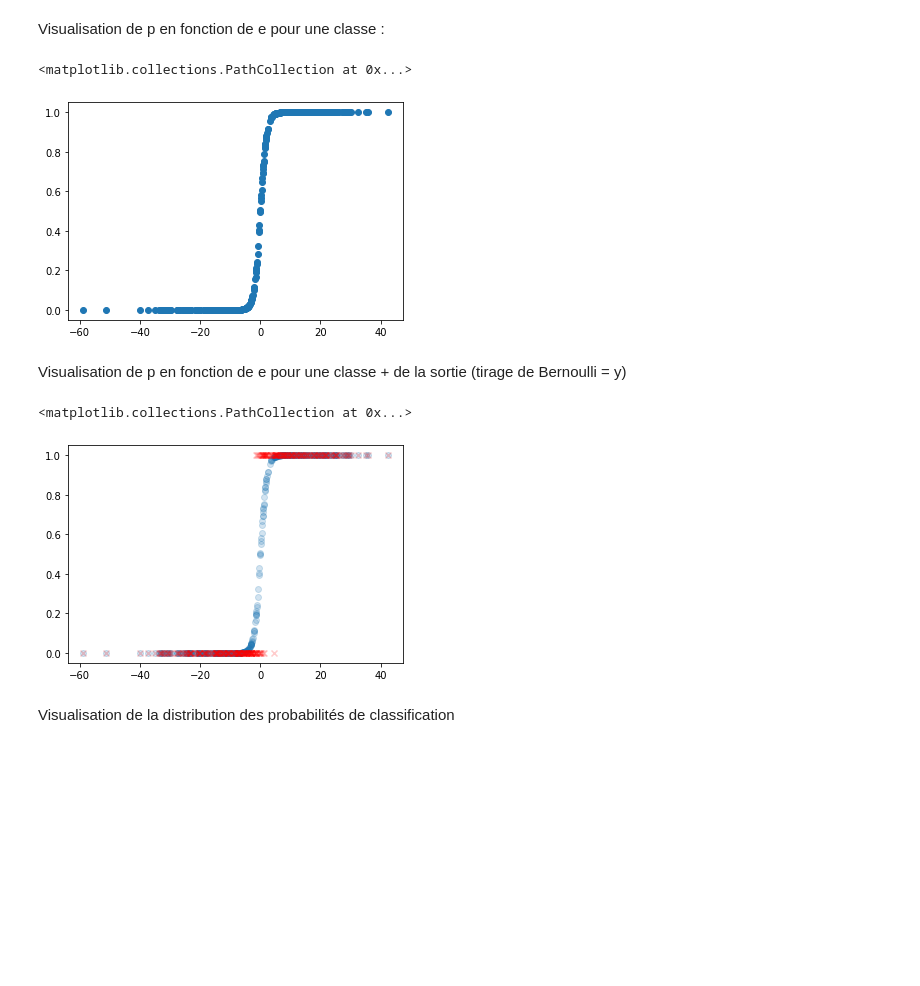
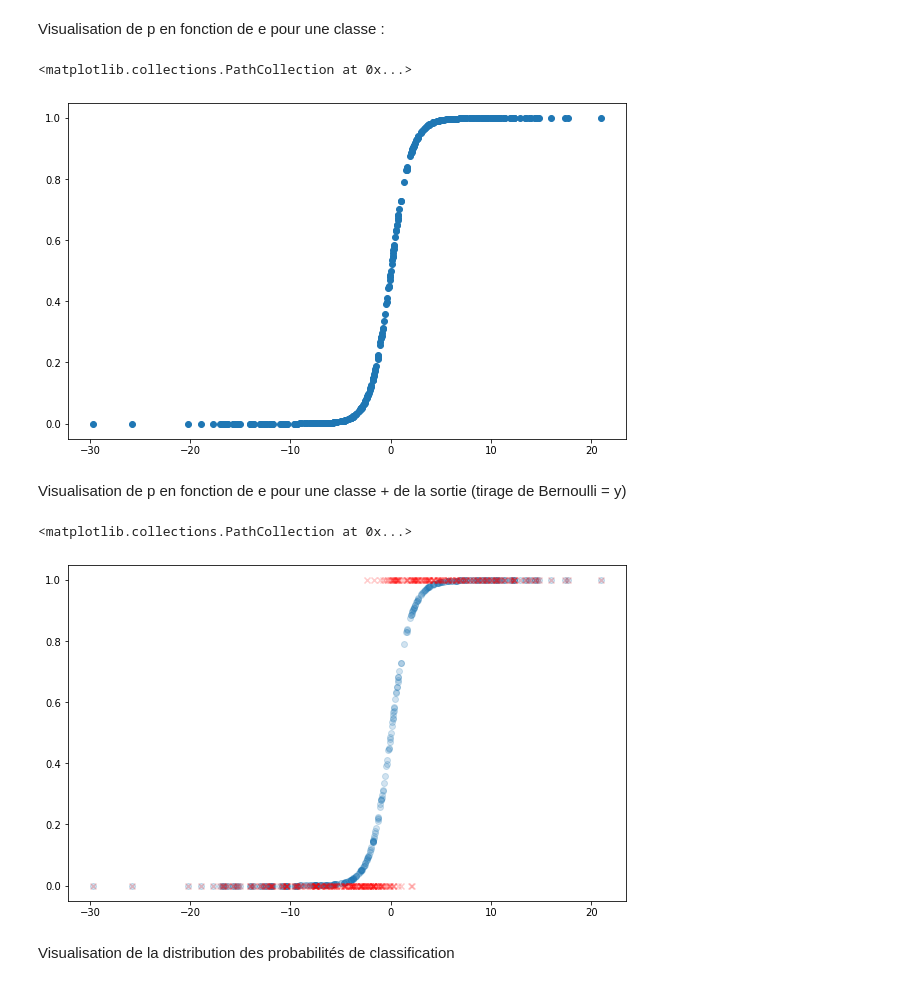
Before and after one commit to camillebesnainou/2022-01-10-polychrony, a Jupyter notebook: 2022-01-25-logistic-regression.ipynb, the cells around one changed output. Saved outputs shown, nothing was run; the diff lists cells and outputs as text; code cells hidden in the pictures; blank space fills up the shorter version.

```diff
--- a/2022-01-25-logistic-regression.ipynb
+++ b/2022-01-25-logistic-regression.ipynb
@@ -16,6 +16,9 @@ import os
 import datetime
 import numpy as np
 import matplotlib.pyplot as plt
+fig_width = 10
+phi = np.sqrt(5)/2 + 1/2
+figsize = (fig_width, fig_width/phi)
 # %% [markdown]
 ## Définition des variables et fonctions
 
@@ -44,16 +59,23 @@ def evidence(W, X):
 def sigmoid(logodds):
     return 1 / (1 + np.exp(-logodds))
 
-def get_data(W, seed, N_batch, X_scale = 1.):
+def get_data(W, seed, N_batch, X_scale = .5, X_type='normal'):
     N, n_classes = W.shape[1]-1, W.shape[0]
     np.random.seed(seed)
     # nos entrées (X) : n_batch échantillons comprenant chacun N valeurs
     # tirage de causes aléatoires
-    X = X_scale * np.random.randn(N_batch, N)
+    if X_type=='normal':
+        X = X_scale * np.random.randn(N_batch, N)
+    elif  X_type=='poisson':
+        X = X_scale * np.random.poisson(size=(N_batch, N))
+    else: # 'binary'
+        X = X_scale > np.random.rand(N_batch, N)
+
     # modèle génératif: mélange
     p = sigmoid(evidence(W, X))
     # Tirage de Bernoulli : si p > à random => 1, si p < à random = 0
     y = p > np.random.rand(N_batch, n_classes) # Bernoulli, generate data
+
     return X, p, y
 # %%
 X, p, y = get_data(W, seed, N_batch)
@@ -70,18 +98,20 @@ Avec __X,p,y = get_data(W, seed, N_batch)__ on appelle la fct get_data, qui appe
 # %% [markdown]
 Visualisation de p en fonction de e pour une classe :
 # %%
-plt.scatter(e[:,1],p[:,1])
+fig, ax = plt.subplots(figsize=figsize)
+ax.scatter(e[:,1], p[:,1])
 # %% [output]
 <matplotlib.collections.PathCollection at 0x...>
-[figure, old version]
+[figure, new version]
 # %% [markdown]
 Visualisation de p en fonction de e pour une classe + de la sortie (tirage de Bernoulli = y)
 # %%
-plt.scatter(e[:,1],p[:,1], alpha=.2) #proba de e d'être classifié dans classe 1
-plt.scatter(e[:,1],y[:,1], alpha=.2, marker="x", color="red") #Sortie de Bernoulli
+fig, ax = plt.subplots(figsize=figsize)
+ax.scatter(e[:,1],p[:,1], alpha=.2) #proba de e d'être classifié dans classe 1
+ax.scatter(e[:,1],y[:,1], alpha=.2, marker="x", color="red") #Sortie de Bernoulli
 # %% [output]
 <matplotlib.collections.PathCollection at 0x...>
-[figure, old version]
+[figure, new version]
 # %% [markdown]
 Visualisation de la distribution des probabilités de classification
 # %%
```
Also changed, not shown: parts of 29 cells of this notebook.
